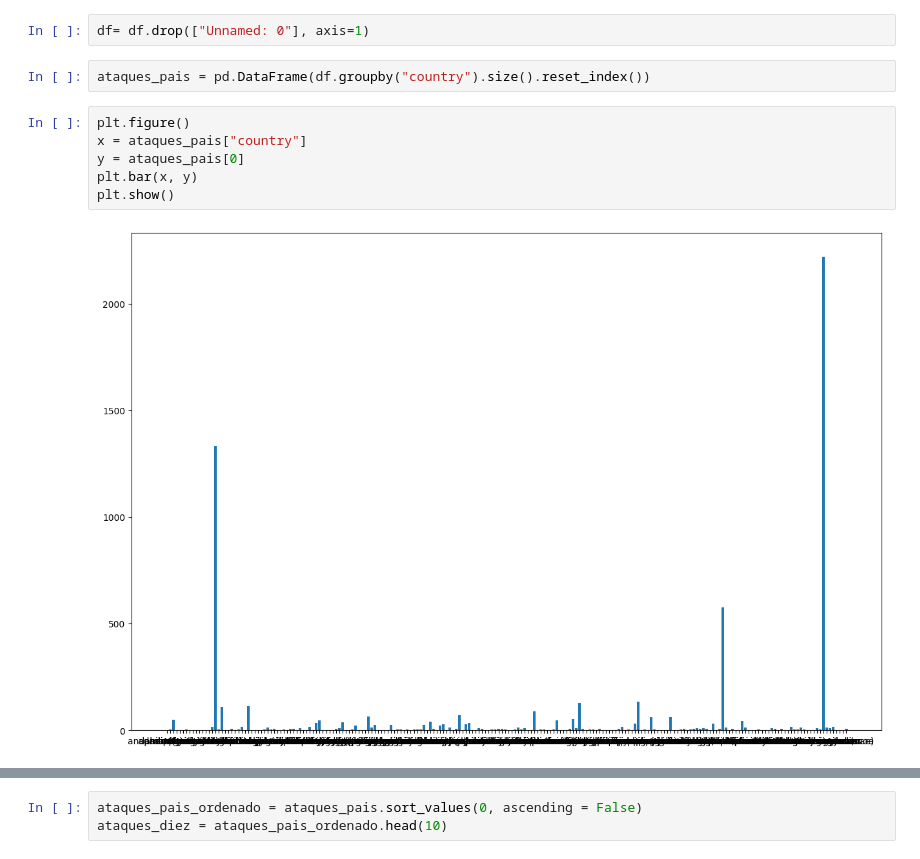
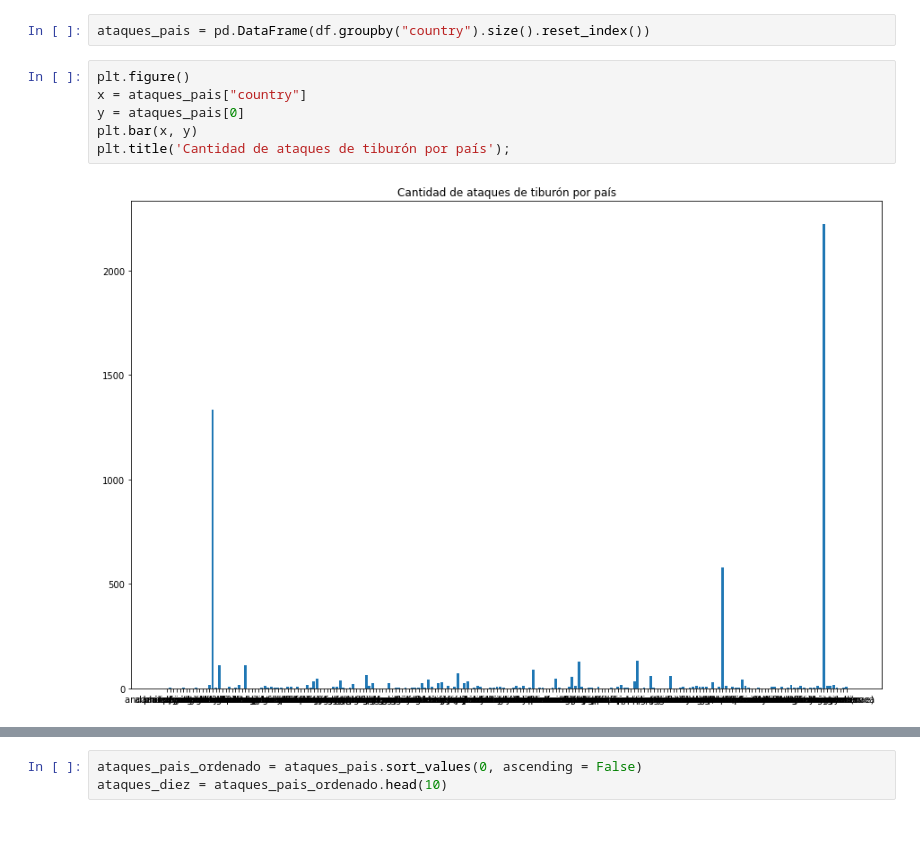
Before and after one commit to Adalab/DA-MODULO-2-ANAIS-LUCIA-LARA, a Jupyter notebook: EDA/EDA_3_visualizacion.ipynb, the cells around one changed output, grey strips where cells are left out. Cells and saved outputs as stored; diff of their text form; blank space fills up the shorter version.

```diff
--- a/EDA/EDA_3_visualizacion.ipynb
+++ b/EDA/EDA_3_visualizacion.ipynb
@@ -22,15 +22,13 @@ plt.rcParams["figure.figsize"] = (15, 10)
 2- Manos a la obra con los plots, estos irán muy dirigidos hacia las preguntas que queremos contestar, para hacer una primera aproximación a nuestras hipótesis:
 
 ¿Cuántos ataques hubo por pais? ¿Se puede ver algo claro si ploteamos todos los paises? En caso de que no, seleccionad solo los 10 paises con más ataques y volved a hacer el plot.
-# %%
-df= df.drop(["Unnamed: 0"], axis=1)
 # %%
 ataques_pais = pd.DataFrame(df.groupby("country").size().reset_index())
 # %%
 plt.figure()
 x = ataques_pais["country"]
 y = ataques_pais[0]
 plt.bar(x, y)
-plt.show()
+plt.title('Cantidad de ataques de tiburón por país');
 # %% [output]
-[figure, old version]
+[figure, new version]
```
Also changed, not shown: parts of 21 cells of this notebook.
